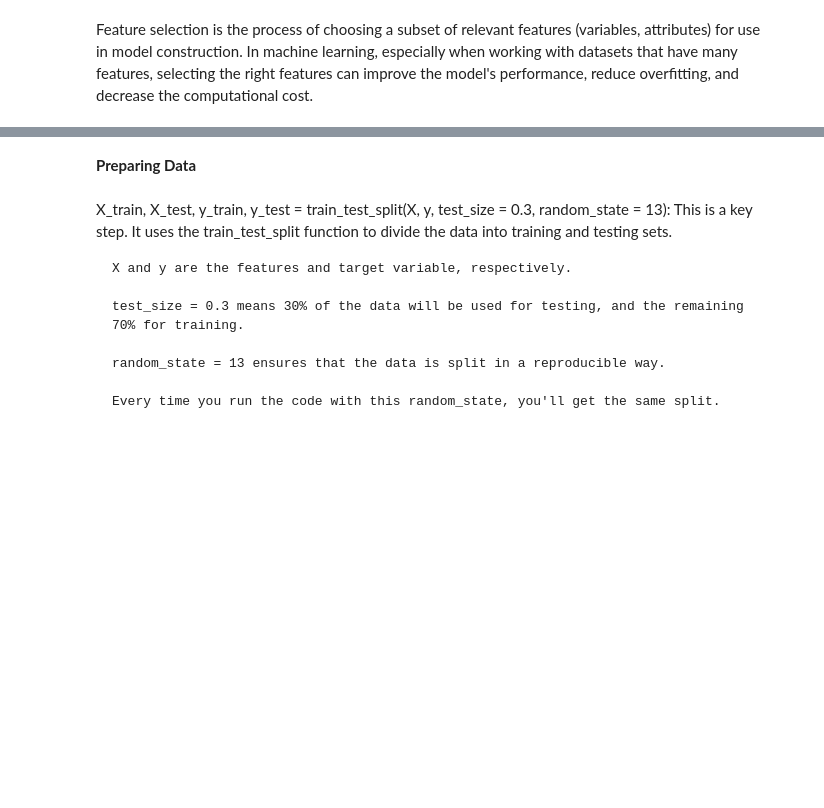
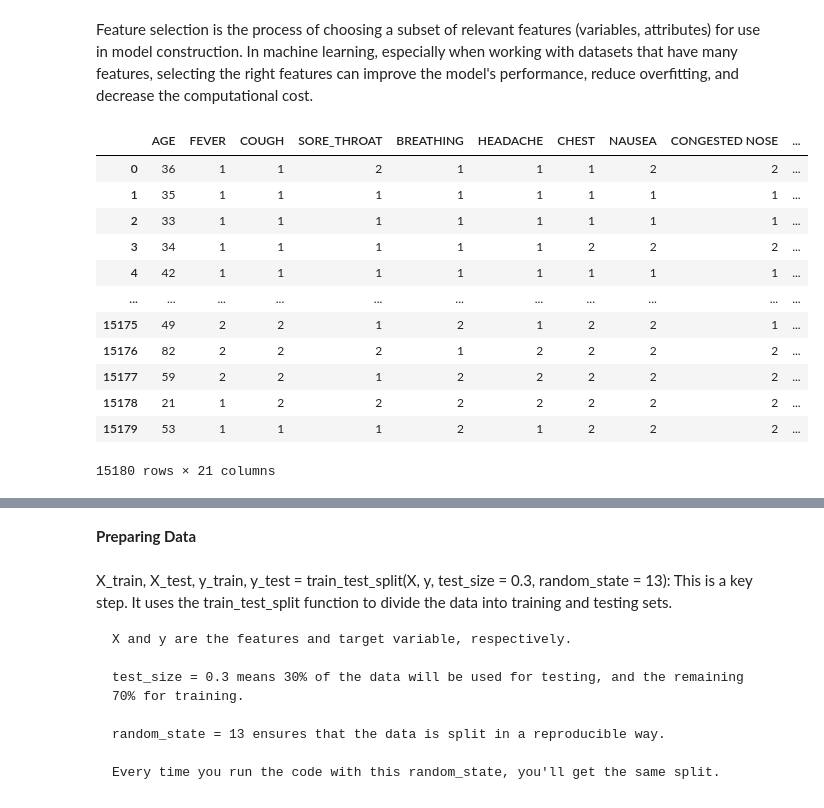
Before and after one commit to CristianoCoelhoSilva/Pesquisas, a Jupyter notebook: Covid/Feature_Selection.ipynb, the cells around one changed output, grey strips where cells are left out. Saved outputs shown, nothing was run; the diff lists cells and outputs as text; code cells hidden in the pictures; blank space fills up the shorter version.

```diff
--- a/Covid/Feature_Selection.ipynb
+++ b/Covid/Feature_Selection.ipynb
@@ -5,29 +5,45 @@ Feature selection is the process of choosing a subset of relevant features (vari
 # %%
 import numpy as np
 import pandas as pd
 
 import seaborn as sns
 from sklearn.impute import SimpleImputer, KNNImputer
 from sklearn.pipeline import make_pipeline
 from sklearn.compose import make_column_selector, make_column_transformer
 from sklearn.preprocessing import StandardScaler, OneHotEncoder
 from sklearn.neighbors import KNeighborsClassifier
 from sklearn.metrics import accuracy_score
 from sklearn.tree import DecisionTreeClassifier
 from sklearn.naive_bayes import GaussianNB
 from sklearn.model_selection import GridSearchCV
 from sklearn.model_selection import cross_val_score
 from sklearn.model_selection import StratifiedKFold
 from sklearn.datasets import load_iris
 from sklearn.model_selection import train_test_split
 from sklearn.ensemble import RandomForestClassifier
 
 #Arquivo completo
 df = pd.read_csv(r"https://raw.githubusercontent.com/CristianoCoelhoSilva/Pesquisas/main/Covid/Data/covid_estabelecimento.csv")
 
 #Removendo as colunas
-df.drop(["GENERO","RACA","MES","NUMERO","SEMANA","NUMERO_ENTREVISTA","NUMERO_ORDEM","UF","SITUACAO","DOMICILIO","RESPONDEU","ESCOLARIDADE","ESTABELECIMENTO"], axis="columns", inplace=True)
+df.drop(["GENDER", "RACE", "MONTH", "NUMBER", "WEEK", "INTERVIEW_NUMBER", "ORDER_NUMBER", "STATE", "SITUATION", "HOUSEHOLD", "RESPONDED", "EDUCATION_LEVEL", "ESTABLISHMENT"], axis="columns", inplace=True)
 df.drop(["B006"], axis="columns", inplace=True)
+
+df
+# %% [output]
+|  | AGE | FEVER | COUGH | SORE_THROAT | BREATHING | HEADACHE | CHEST | NAUSEA | CONGESTED NOSE | ... |
+| 0 | 36 | 1 | 1 | 2 | 1 | 1 | 1 | 2 | 2 | ... |
+| 1 | 35 | 1 | 1 | 1 | 1 | 1 | 1 | 1 | 1 | ... |
+| 2 | 33 | 1 | 1 | 1 | 1 | 1 | 1 | 1 | 1 | ... |
+| 3 | 34 | 1 | 1 | 1 | 1 | 1 | 2 | 2 | 2 | ... |
+| 4 | 42 | 1 | 1 | 1 | 1 | 1 | 1 | 1 | 1 | ... |
+| ... | ... | ... | ... | ... | ... | ... | ... | ... | ... | ... |
+| 15175 | 49 | 2 | 2 | 1 | 2 | 1 | 2 | 2 | 1 | ... |
+| 15176 | 82 | 2 | 2 | 2 | 1 | 2 | 2 | 2 | 2 | ... |
+| 15177 | 59 | 2 | 2 | 1 | 2 | 2 | 2 | 2 | 2 | ... |
+| 15178 | 21 | 1 | 2 | 2 | 2 | 2 | 2 | 2 | 2 | ... |
+| 15179 | 53 | 1 | 1 | 1 | 2 | 1 | 2 | 2 | 2 | ... |
+15180 rows × 21 columns
 # %%
 import matplotlib.pyplot as plt
 import seaborn
```
Also changed, not shown: parts of 3 cells of this notebook.
